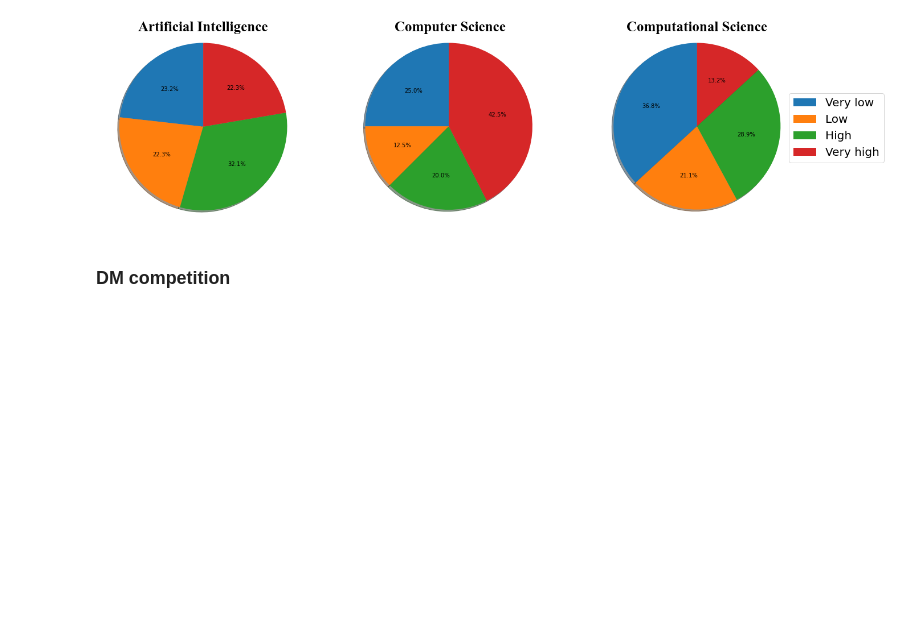
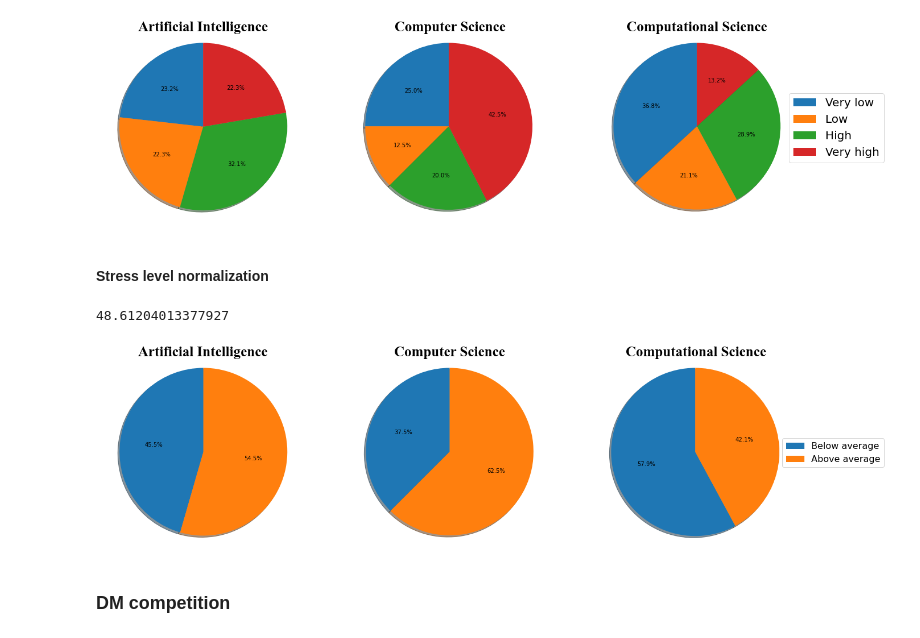
Before and after one commit to Alex-notmyname/MSC-Computational-Science, a Jupyter notebook: Data Mining Techniques/Assignment 1/Assignment_1_1a.ipynb, the cells around one changed output. Saved outputs shown, nothing was run; the diff lists cells and outputs as text; code cells hidden in the pictures; blank space fills up the shorter version.

```diff
--- a/Data Mining Techniques/Assignment 1/Assignment_1.ipynb
+++ b/Data Mining Techniques/Assignment 1/Assignment_1_1a.ipynb
@@ -411,3 +413,5 @@ plt.legend(loc="center right", bbox_to_anchor=(1,0.5), bbox_transform=plt.gcf().
 plt.show()
 # %% [output]
 [figure]
+# %% [markdown]
+#### Stress level normalization
@@ -413,0 +426,4 @@ plt.show()
+# %%
+df_stress.mean()
+# %% [output]
+48.61204013377927
@@ -414,3 +447,19 @@ plt.show()
+# %%
+label_stressn = ['Below average', 'Above average']
+
+plt.rcParams['figure.figsize'] = (22,6)
+
+fig8, ax8 = plt.subplots(ncols=3, nrows=1)
+
+for i in range(len(stressn_condition)):
+    ax8[i].pie(stressn_condition[i], labels=label_stressn, autopct='%1.1f%%', shadow=True, startangle=90, labeldistance=None)
+    ax8[i].axis('equal')
+    ax8[i].set_title('{0}'.format(programme_name[i]), fontname="Times New Roman", fontweight="bold", fontsize=25)
+
+plt.legend(loc="center right", bbox_to_anchor=(1,0.5), bbox_transform=plt.gcf().transFigure, fontsize=16)
+plt.show()
+# %% [output]
+[figure, added]
 # %% [markdown]
 ### DM competition
 # %%
```
Also changed, not shown: parts of 5 cells of this notebook, 1 other file.
